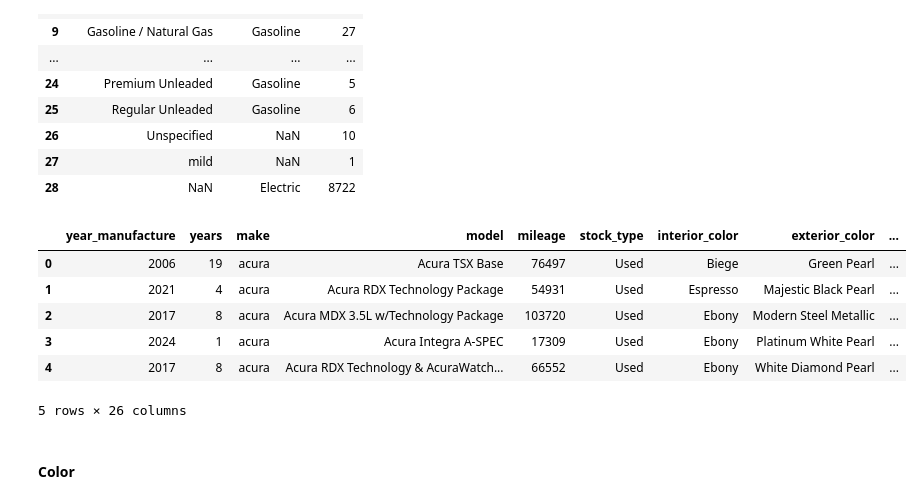
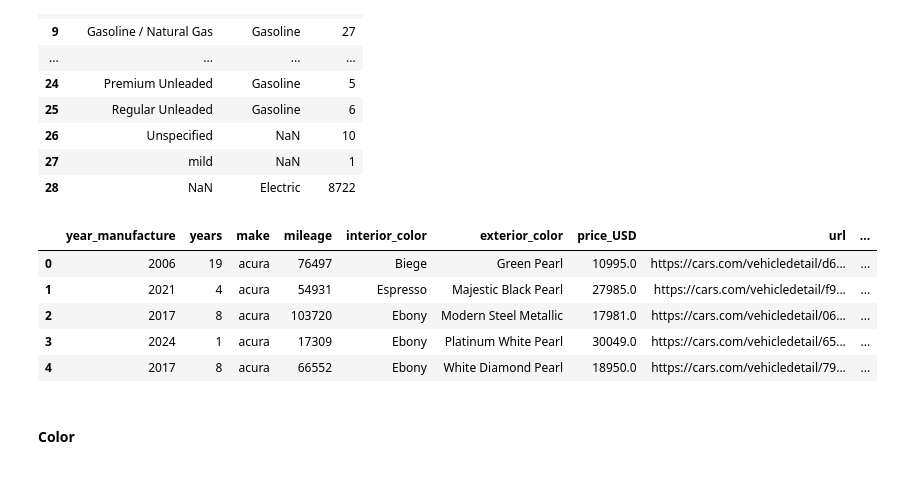
Before and after one commit to jcllanu/residual-value, a Jupyter notebook: residual_value_model.ipynb, the cells around one changed output. Cells and saved outputs as stored; diff of their text form; code cells hidden in the pictures.

```diff
--- a/residual_value_model.ipynb
+++ b/residual_value_model.ipynb
@@ -447,3 +573,8 @@ df.groupby(['make','model_v2','vehicle_type'], dropna=False).size().reset_index(
 | 489 | lincoln | NAUTILUS | SUV | 808 |
 | 232 | dodge | CHALLENGER | Sport-car | 803 |
 | 149 | cadillac | XT5 | SUV | 799 |
+# %%
+# We remove the original variable and substitute it for the processed one
+df.drop(columns=['model'], inplace=True)
+df.rename(columns={'model_v2': 'model'}, inplace=True)
+df.head()
@@ -452,9 +620,10 @@ df.groupby(['make','model_v2','vehicle_type'], dropna=False).size().reset_index(
 # %%
-def get_left_hand_side(text):
+def get_left_hand_side_engine_displacement(text):
+    # Get the number on the left hand-side of the text if any
     text=text.replace(',','')
     result=""
     already_found_dot=False
-    for char in text[::-1]:
+    for char in text[::-1]: #iterate in the reversed list
         if char.isdigit():
             result = char + result
         elif char == '.' and not already_found_dot:
@@ -470,20 +639,20 @@ def get_engine_displacement(text):
     possible_splitters=['CC', 'cc', '-liter', 'liter', 'T','I','CI', 'ci','c.i.', '/','L ','L', 'l ', ' ']
     for splitter in possible_splitters:
         for i in range(text.count(splitter)):
-            liters=get_left_hand_side(text.split(splitter)[i].strip())
+            liters=get_left_hand_side_engine_displacement(text.split(splitter)[i].strip())
             if liters.replace('.', '', 1).isdigit() and liters.count('.')< 2:
                 if splitter in ('CC', 'cc'):
-                    return float(liters)/1000
+                    return float(liters)/1000 # Convert CC into liters
                 elif splitter in ('CI', 'ci', 'c.i.'):
-                    return float(liters)/61.024
+                    return float(liters)/61.024 # Convert CI into liters
                 elif splitter == ' ':
-                    if '.' in liters and float(liters) < 10:
+                    if '.' in liters and float(liters) < 10: #Check that the engine displacement makes business sense
                         return float(liters)
                 elif splitter in ('T', 'I', '/'):
-                    if float(liters) < 10:
+                    if float(liters) < 10: #Check that the engine displacement makes business sense
                         return float(liters)
                 else:
-                    if float(liters) < 10:
+                    if float(liters) < 10: #Check that the engine displacement makes business sense
                         return float(liters)
     return None
 df['engine_displacement']=df['engine'].apply(get_engine_displacement)
@@ -533,5 +686,6 @@ array(['2.4L I-4 DOHC, i-VTEC variable valve control, premium unleaded,',
 # %%
 def get_right_hand_side_cylinders(text):
+    # Get the number on the right hand-side of the text if any
     result=""
     for char in text:
         if char.isdigit():
@@ -545,6 +699,7 @@ def get_right_hand_side_cylinders(text):
     return result
 
 def get_left_hand_side_cylinders(text):
+    # Get the number on the left hand-side of the text if any
     result=""
     for char in text[::-1]:
         if char.isdigit():
@@ -556,19 +711,26 @@ def get_left_hand_side_cylinders(text):
     return result
 
 def get_engine_cylinders(text):
-    possible_splitters=['Inline-','Flat-', 'Inline','Flat','Transverse','I-', 'V-', 'W-', 'H-', 'L-', 'l-', 'IC', 'VR', 'I', 'H', 'V',  'T', 'L', 'F']
+    possible_splitters=['Inline-','Flat-', 'Inline','Flat','Transverse','I-', 'V-',
+                        'W-', 'H-', 'L-', 'l-', 'IC', 'VR', 'I', 'H', 'V',  'T', 'L', 'F']
     for splitter in possible_splitters:
         for i in range(text.count(splitter)):
+            #Evaluate if there is a number in the right hand side of the splitters associated to cylinders
             cylinders=get_right_hand_side_cylinders(text.split(splitter)[i+1].strip())
 
-            if cylinders.isdigit() and 0<=int(cylinders)<=16 and "VALVE" not in text.split(splitter)[i+1].upper()[:9]:
+            if cylinders.isdigit() and 0<=int(cylinders)<=16 and \
+                "VALVE" not in text.split(splitter)[i+1].upper()[:9]:
+                # Check that the number of cylinders makes business sense
+                # and it is not the number of valves
                 return int(cylinders)
 
     possible_splitters=['-CYL', 'CYL']
     for splitter in possible_splitters:
         for i in range(text.upper().count(splitter)):
+            #Evaluate if there is a number in the left hand side of the splitters associated to cylinders
             cylinders=get_left_hand_side_cylinders(text.upper().split(splitter)[i].strip())
             if cylinders.isdigit() and 0<=int(cylinders)<=16:
+                # Check that the number of cylinders makes business sense
                 return int(cylinders)
     return None
 df['engine_cylinders']=df['engine'].apply(get_engine_cylinders)
@@ -720,3 +895,7 @@ df.groupby(['engine_HP'], dropna=False).size().reset_index(name='Count')
 | 400 | 1020.0 | 11 |
 | 401 | NaN | 133814 |
 402 rows × 2 columns
+# %%
+# We remove the original variable
+df.drop(columns=['engine'], inplace=True)
+df.head()
@@ -785,14 +976,16 @@ df.groupby(['fuel_type','fuel_type_v2'], dropna=False).size().reset_index(name='
 | 27 | mild | NaN | 1 |
 | 28 | NaN | Electric | 8722 |
 # %%
+# We remove the original variable and substitute it for the processed one
+df.drop(columns=['fuel_type'], inplace=True)
+df.rename(columns={'fuel_type_v2': 'fuel_type'}, inplace=True)
 df.head()
 # %% [output]
-|  | year_manufacture | years | make | model | mileage | stock_type | interior_color | exterior_color | ... |
-| 0 | 2006 | 19 | acura | Acura TSX Base | 76497 | Used | Biege | Green Pearl | ... |
-| 1 | 2021 | 4 | acura | Acura RDX Technology Package | 54931 | Used | Espresso | Majestic Black Pearl | ... |
-| 2 | 2017 | 8 | acura | Acura MDX 3.5L w/Technology Package | 103720 | Used | Ebony | Modern Steel Metallic | ... |
-| 3 | 2024 | 1 | acura | Acura Integra A-SPEC | 17309 | Used | Ebony | Platinum White Pearl | ... |
-| 4 | 2017 | 8 | acura | Acura RDX Technology & AcuraWatch... | 66552 | Used | Ebony | White Diamond Pearl | ... |
+|  | year_manufacture | years | make | mileage | interior_color | exterior_color | price_USD | url | ... |
+| 0 | 2006 | 19 | acura | 76497 | Biege | Green Pearl | 10995.0 | https://cars.com/vehicledetail/d6... | ... |
+| 1 | 2021 | 4 | acura | 54931 | Espresso | Majestic Black Pearl | 27985.0 | https://cars.com/vehicledetail/f9... | ... |
+| 2 | 2017 | 8 | acura | 103720 | Ebony | Modern Steel Metallic | 17981.0 | https://cars.com/vehicledetail/06... | ... |
+| 3 | 2024 | 1 | acura | 17309 | Ebony | Platinum White Pearl | 30049.0 | https://cars.com/vehicledetail/65... | ... |
+| 4 | 2017 | 8 | acura | 66552 | Ebony | White Diamond Pearl | 18950.0 | https://cars.com/vehicledetail/79... | ... |
-5 rows × 26 columns
 # %% [markdown]
 #### Color
```
Also changed, not shown: parts of 62 cells of this notebook, 2 other files.
